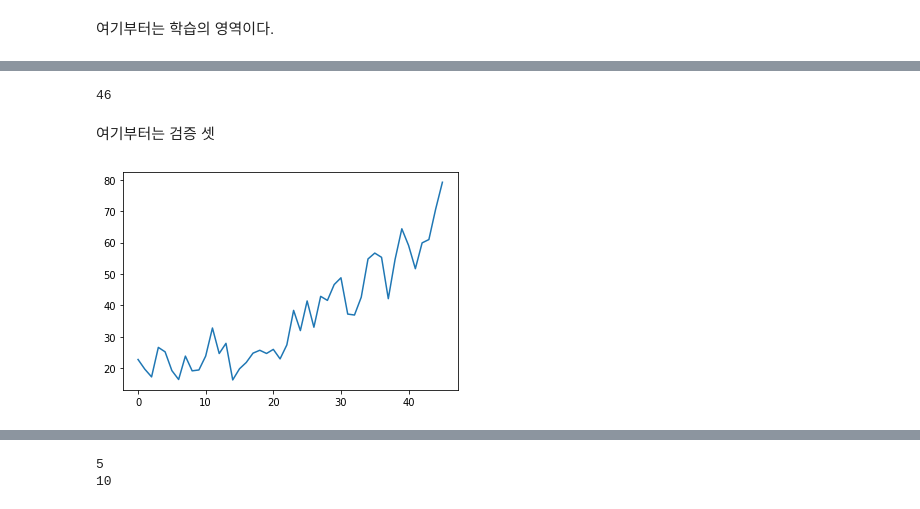
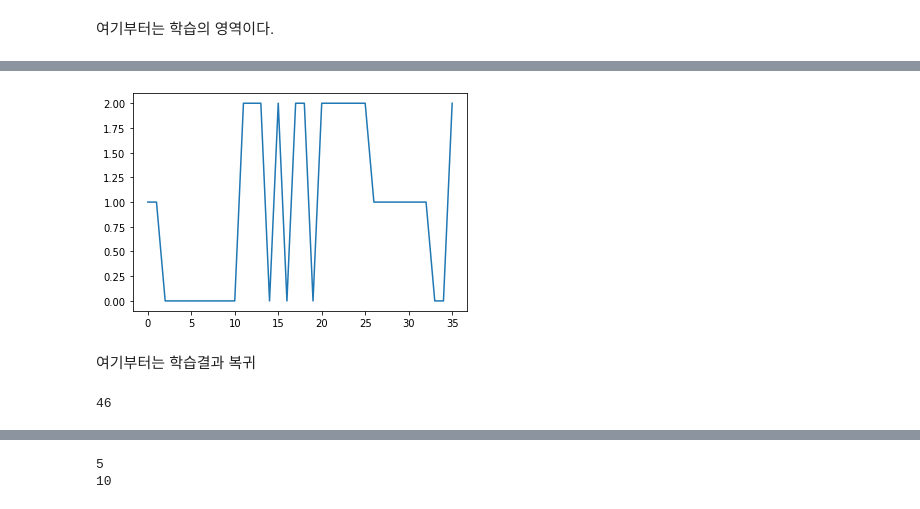
Before and after one commit to sjbaek12/sjbaek12.github.io, a Jupyter notebook: 테스트_강화학습.ipynb, the cells around one changed output, grey strips where cells are left out. Saved outputs shown, nothing was run; the diff lists cells and outputs as text; code cells hidden in the pictures.

```diff
--- a/테스트_강화학습.ipynb
+++ b/테스트_강화학습.ipynb
@@ -350 +360,12 @@ transaction_history
+# %%
+actions = []
+for i in range(len(fkn)):
+  actions.append(fkn[i][2])
+# %%
+plt.plot(actions)
+plt.show()
+# %% [output]
+[figure, added]
+# %% [markdown]
+여기부터는 학습결과 복귀
 # %%
@@ -352,4 +373,2 @@ len(act_f)
 # %% [output]
 46
-# %% [markdown]
-여기부터는 검증 셋
@@ -375,5 +374,0 @@ present_value_t = 20
-# %%
-plt.plot(pvt_list)
-plt.show()
-# %% [output]
-[figure, removed]
```
Also changed, not shown: parts of 15 cells of this notebook.
